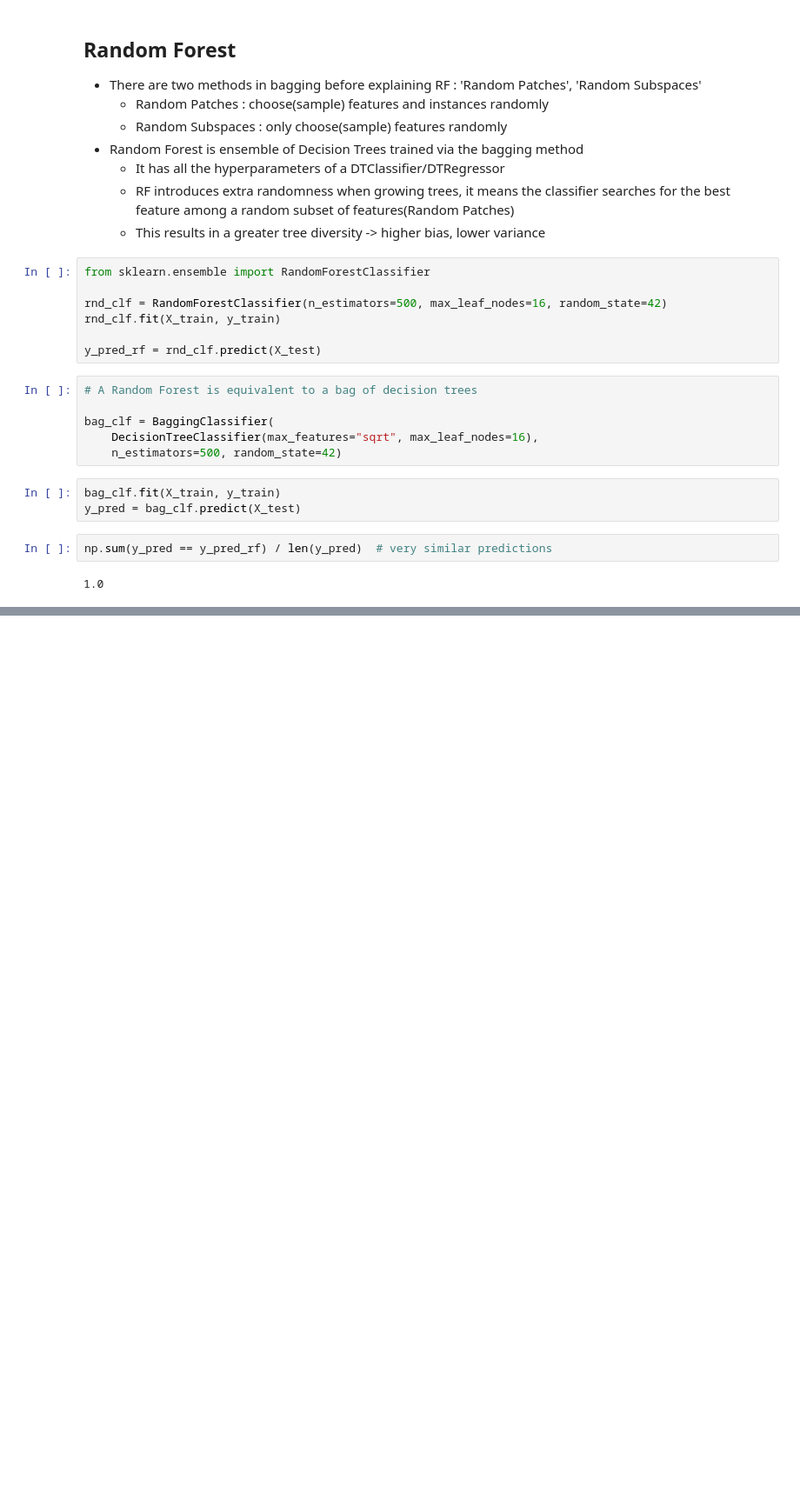
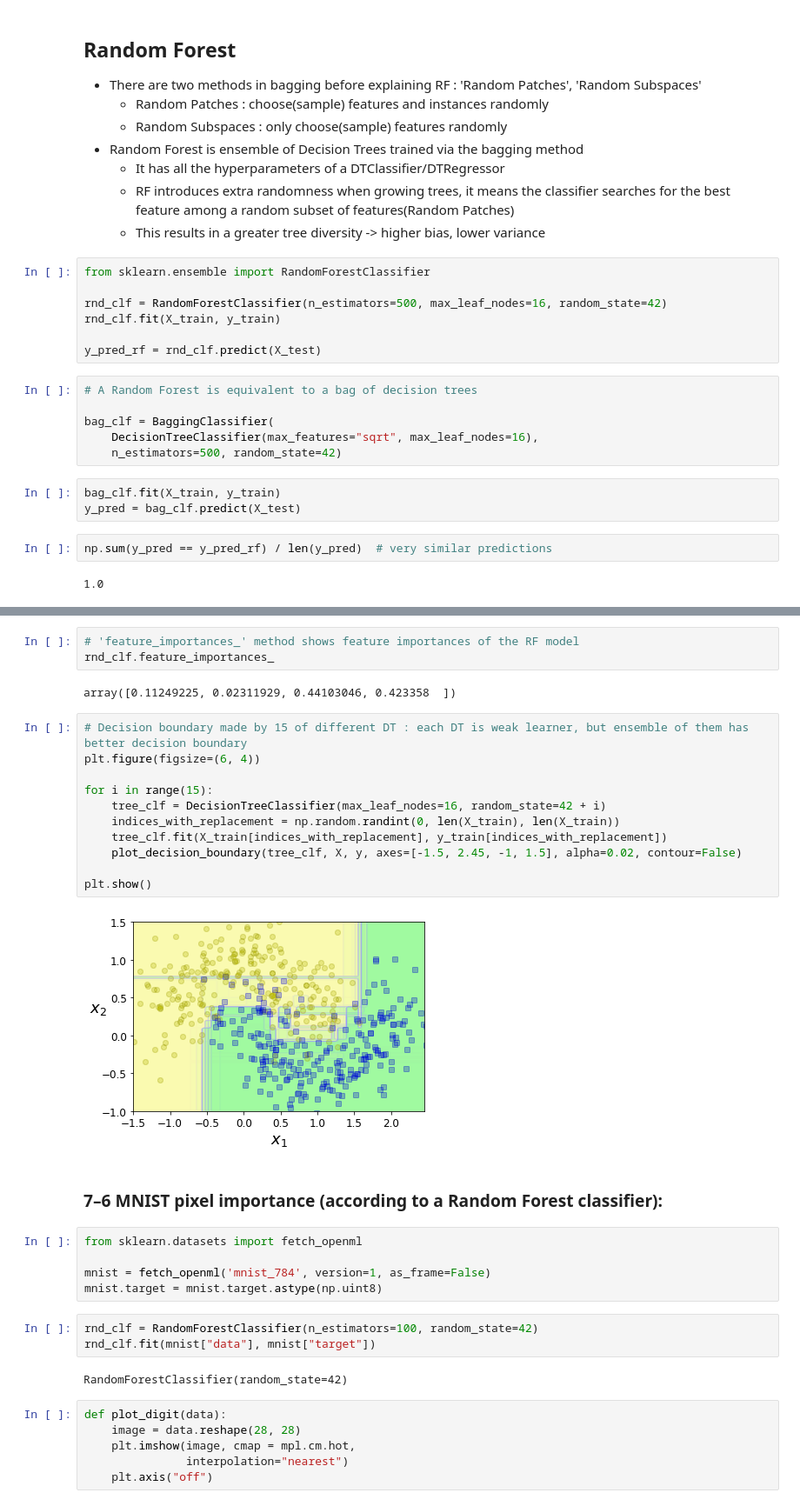
Before and after one commit to Oppo-sit/AI_AtoZ, a Jupyter notebook: Hands_on_ml/chapter_7/07_ensemble_learning.ipynb, the cells around one changed output, grey strips where cells are left out. Shown: that part at 87% size. Cells and saved outputs as stored; diff of their text form; blank space fills up the shorter version.

Commit message:
220323 Ensemble Learning

```diff
--- a/Hands_on_ml/chapter_7/07_ensemble_learning.ipynb
+++ b/Hands_on_ml/chapter_7/07_ensemble_learning.ipynb
@@ -281,0 +299,36 @@ np.sum(y_pred == y_pred_rf) / len(y_pred)  # very similar predictions
+# %%
+# 'feature_importances_' method shows feature importances of the RF model
+rnd_clf.feature_importances_
+# %% [output]
+array([0.11249225, 0.02311929, 0.44103046, 0.423358  ])
+# %%
+# Decision boundary made by 15 of different DT : each DT is weak learner, but ensemble of them has better decision boundary
+plt.figure(figsize=(6, 4))
+
+for i in range(15):
+    tree_clf = DecisionTreeClassifier(max_leaf_nodes=16, random_state=42 + i)
+    indices_with_replacement = np.random.randint(0, len(X_train), len(X_train))
+    tree_clf.fit(X_train[indices_with_replacement], y_train[indices_with_replacement])
+    plot_decision_boundary(tree_clf, X, y, axes=[-1.5, 2.45, -1, 1.5], alpha=0.02, contour=False)
+
+plt.show()
+# %% [output]
+[figure, added]
+# %% [markdown]
+### 7–6 MNIST pixel importance (according to a Random Forest classifier):
+# %%
+from sklearn.datasets import fetch_openml
+
+mnist = fetch_openml('mnist_784', version=1, as_frame=False)
+mnist.target = mnist.target.astype(np.uint8)
+# %%
+rnd_clf = RandomForestClassifier(n_estimators=100, random_state=42)
+rnd_clf.fit(mnist["data"], mnist["target"])
+# %% [output]
+RandomForestClassifier(random_state=42)
+# %%
+def plot_digit(data):
+    image = data.reshape(28, 28)
+    plt.imshow(image, cmap = mpl.cm.hot,
+               interpolation="nearest")
+    plt.axis("off")
```
Also changed, not shown: parts of 32 cells of this notebook, 5 other files.
